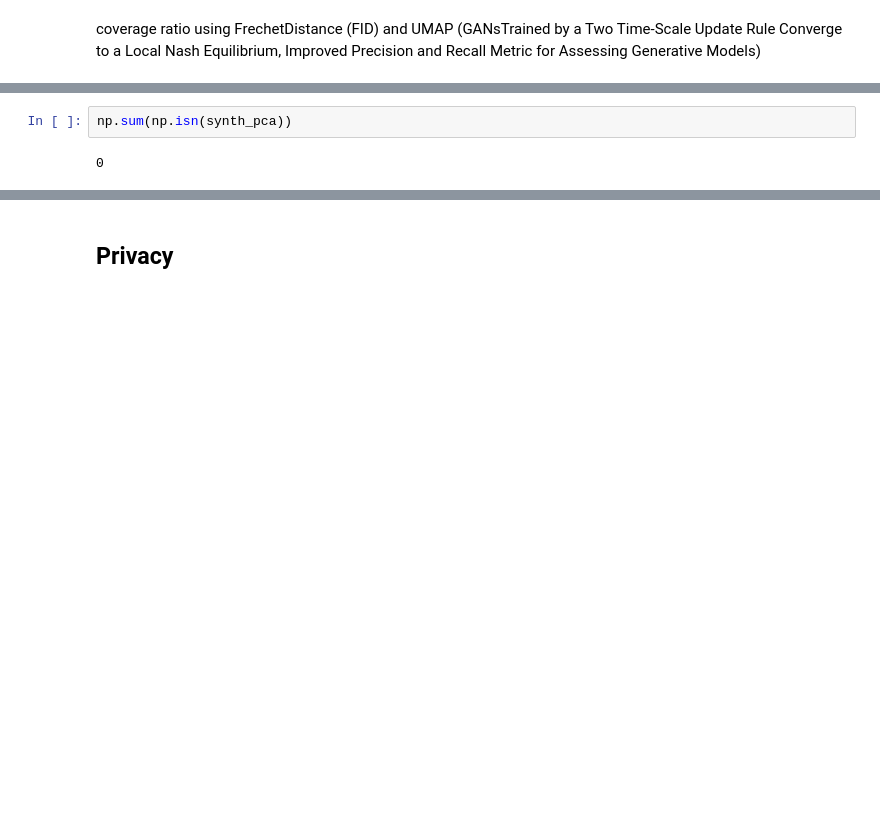
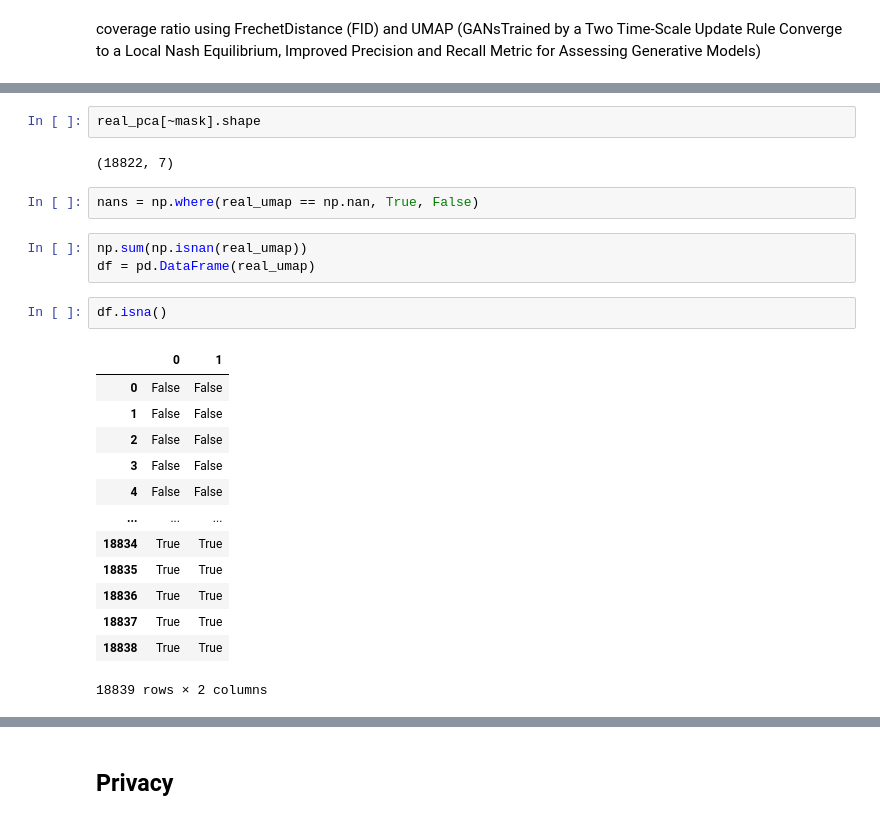
Before and after one commit to miro-4231/Synth_CGM, a Jupyter notebook: notebooks/data_analysis.ipynb, the cells around one changed output, grey strips where cells are left out. Saved outputs shown, nothing was run; the diff lists cells and outputs as text; blank space fills up the shorter version.

```diff
--- a/notebooks/data_analysis.ipynb
+++ b/notebooks/data_analysis.ipynb
@@ -428,4 +441,25 @@ NearestNeighbors does not accept missing values encoded as NaN natively. For sup
+# %%
+real_pca[~mask].shape
+# %% [output]
+(18822, 7)
 # %%
-np.sum(np.isn(synth_pca))
+nans = np.where(real_umap == np.nan, True, False)
-# %% [output]
-0
+# %%
+np.sum(np.isnan(real_umap))
+df = pd.DataFrame(real_umap)
+# %%
+df.isna()
+# %% [output]
+|  | 0 | 1 |
+| 0 | False | False |
+| 1 | False | False |
+| 2 | False | False |
+| 3 | False | False |
+| 4 | False | False |
+| ... | ... | ... |
+| 18834 | True | True |
+| 18835 | True | True |
+| 18836 | True | True |
+| 18837 | True | True |
+| 18838 | True | True |
+18839 rows × 2 columns
```
Also changed, not shown: parts of 13 cells of this notebook, 13 other files.
